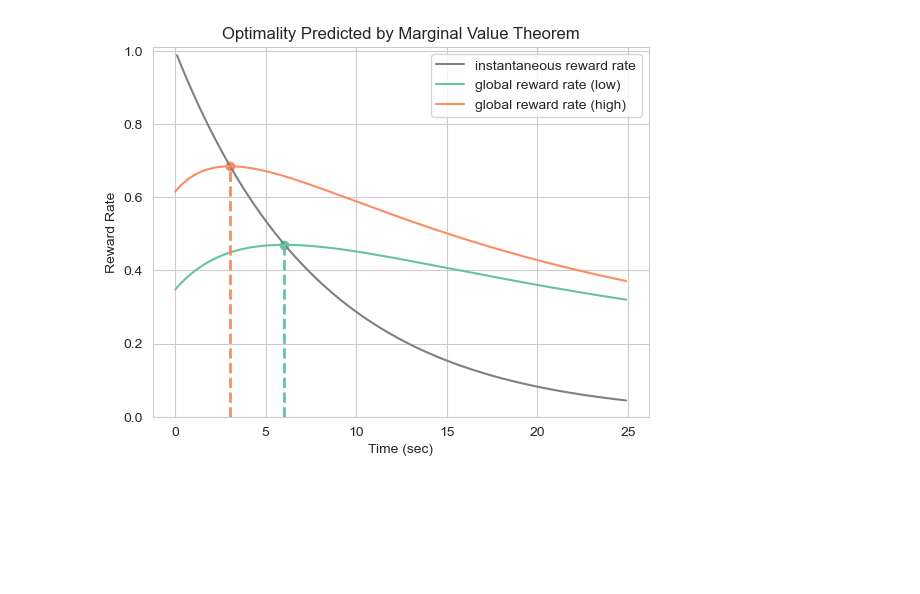
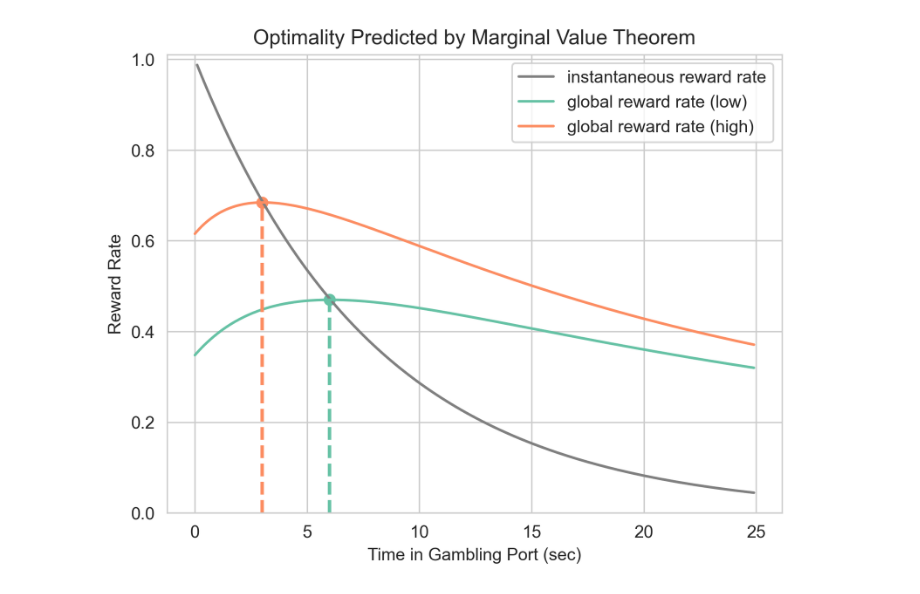
Before and after one commit to Szzzesan/fiber-photometry-data-analysis, a Jupyter notebook: figure_making/optimality_modling.ipynb, the cells around one changed output. Saved outputs shown, nothing was run; the diff lists cells and outputs as text; code cells hidden in the pictures; blank space fills up the shorter version.

Commit message:
improved plotting

```diff
--- a/figure_making/optimality_modling.ipynb
+++ b/figure_making/optimality_modling.ipynb
@@ -64,29 +64,32 @@ plt.show()
 # %%
+import matplotlib as mpl
+mpl.rcParams['figure.dpi'] = 300
+
 x = np.arange(0, 25, 0.1)
 y_low = global_reward_rate(x, context_time=10)
 y_high = global_reward_rate(x, context_time=5)
 x_low_max_id = np.argmax(y_low)
 x_high_max_id = np.argmax(y_high)
 x_low_max = x[x_low_max_id]
 x_high_max = x[x_high_max_id]
 x_adjusted = np.arange(0.1, 25, 0.1)
 y_intantaneous = exp_decreasing(x_adjusted)
 my_block_palette = sns.color_palette('Set2')
 plt.plot(x_adjusted, y_intantaneous, color='grey', label='instantaneous reward rate')
 plt.plot(x, y_low, color=my_block_palette[0], label='global reward rate (low)')
 plt.plot(x, y_high, color=my_block_palette[1], label='global reward rate (high)')
 plt.scatter(x_low_max, global_reward_rate(x_low_max, context_time=10), color=my_block_palette[0])
 plt.scatter(x_high_max, global_reward_rate(x_high_max, context_time=5), color=my_block_palette[1])
 plt.vlines(x=x_low_max, ymin=0, ymax=global_reward_rate(x_low_max, context_time=10),
            color=my_block_palette[0], linestyle='--', lw=2)
 plt.vlines(x=x_high_max, ymin=0, ymax=global_reward_rate(x_high_max, context_time=5),
            color=my_block_palette[1], linestyle='--', lw=2)
 plt.legend()
 plt.ylim([0, 1.01])
 plt.title("Optimality Predicted by Marginal Value Theorem")
 plt.xlabel("Time in Gambling Port (sec)")
 plt.ylabel("Reward Rate")
 # plt.grid(visible=False)
 plt.show()
 # %% [output]
-[figure, old version]
+[figure, new version]
```
Also changed, not shown: parts of 1 cell of this notebook.
